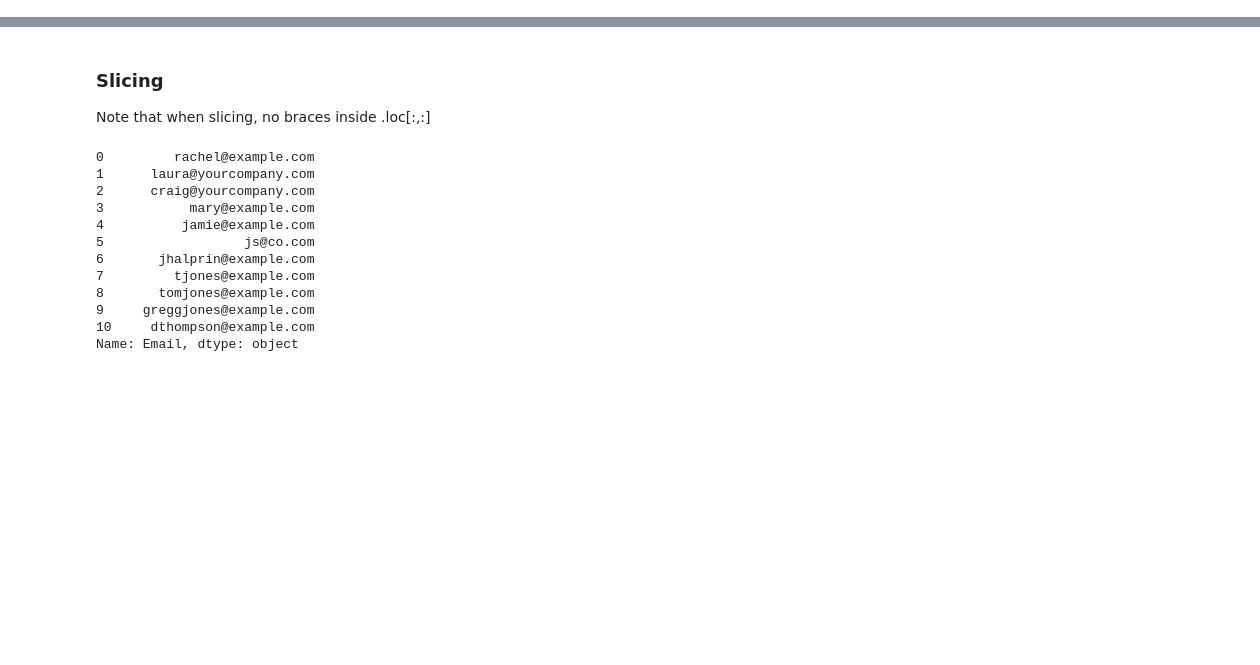
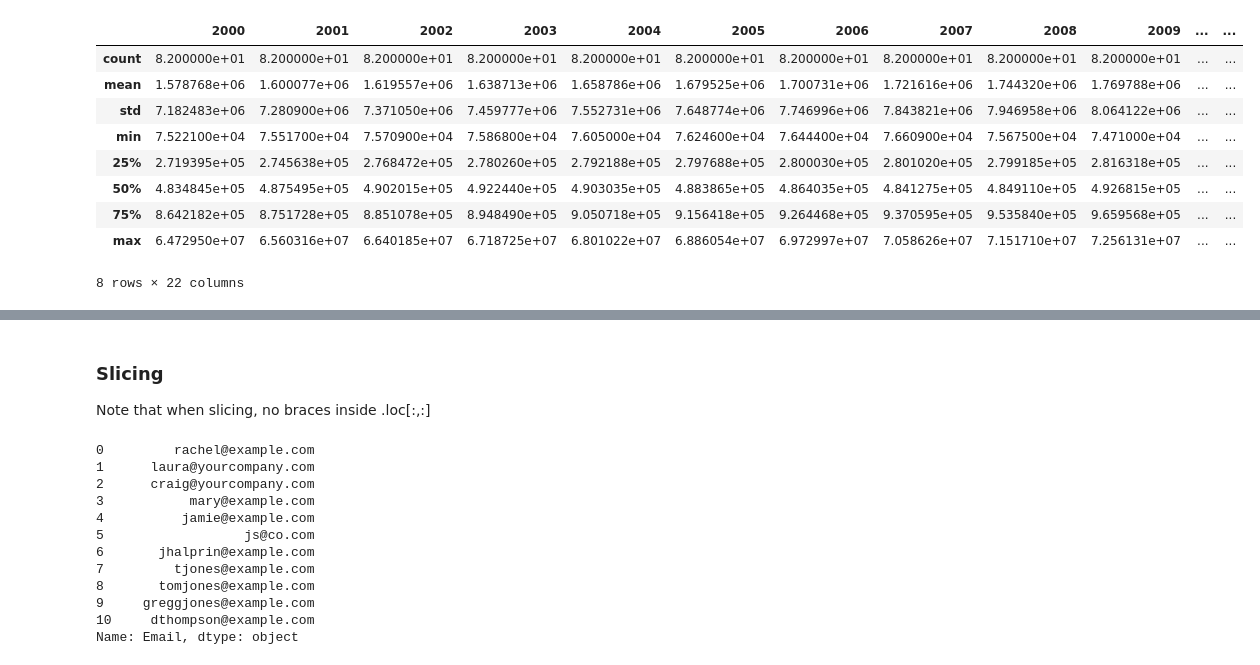
Before and after one commit to karadasmurat/python, a Jupyter notebook: data_science/pandas_demo.ipynb, the cells around one changed output, grey strips where cells are left out. Cells and saved outputs as stored; diff of their text form; code cells hidden in the pictures; blank space fills up the shorter version.

```diff
--- a/data_science/pandas_demo.ipynb
+++ b/data_science/pandas_demo.ipynb
@@ -49,2 +229,16 @@ Index(['Username', 'Email', 'Id', 'First name', 'Last name', 'Active'], dtype='o
+# %%
+city_pop = pd.read_csv("data/population_tr.csv", sep=';')
+city_pop.describe()
+# %% [output]
+|  | 2000 | 2001 | 2002 | 2003 | 2004 | 2005 | 2006 | 2007 | 2008 | 2009 | ... | ... |
+| count | 8.200000e+01 | 8.200000e+01 | 8.200000e+01 | 8.200000e+01 | 8.200000e+01 | 8.200000e+01 | 8.200000e+01 | 8.200000e+01 | 8.200000e+01 | 8.200000e+01 | ... | ... |
+| mean | 1.578768e+06 | 1.600077e+06 | 1.619557e+06 | 1.638713e+06 | 1.658786e+06 | 1.679525e+06 | 1.700731e+06 | 1.721616e+06 | 1.744320e+06 | 1.769788e+06 | ... | ... |
+| std | 7.182483e+06 | 7.280900e+06 | 7.371050e+06 | 7.459777e+06 | 7.552731e+06 | 7.648774e+06 | 7.746996e+06 | 7.843821e+06 | 7.946958e+06 | 8.064122e+06 | ... | ... |
+| min | 7.522100e+04 | 7.551700e+04 | 7.570900e+04 | 7.586800e+04 | 7.605000e+04 | 7.624600e+04 | 7.644400e+04 | 7.660900e+04 | 7.567500e+04 | 7.471000e+04 | ... | ... |
+| 25% | 2.719395e+05 | 2.745638e+05 | 2.768472e+05 | 2.780260e+05 | 2.792188e+05 | 2.797688e+05 | 2.800030e+05 | 2.801020e+05 | 2.799185e+05 | 2.816318e+05 | ... | ... |
+| 50% | 4.834845e+05 | 4.875495e+05 | 4.902015e+05 | 4.922440e+05 | 4.903035e+05 | 4.883865e+05 | 4.864035e+05 | 4.841275e+05 | 4.849110e+05 | 4.926815e+05 | ... | ... |
+| 75% | 8.642182e+05 | 8.751728e+05 | 8.851078e+05 | 8.948490e+05 | 9.050718e+05 | 9.156418e+05 | 9.264468e+05 | 9.370595e+05 | 9.535840e+05 | 9.659568e+05 | ... | ... |
+| max | 6.472950e+07 | 6.560316e+07 | 6.640185e+07 | 6.718725e+07 | 6.801022e+07 | 6.886054e+07 | 6.972997e+07 | 7.058626e+07 | 7.151710e+07 | 7.256131e+07 | ... | ... |
+8 rows × 22 columns
 # %% [markdown]
 ## Series
```
Also changed, not shown: parts of 47 cells of this notebook, 14 other files.
